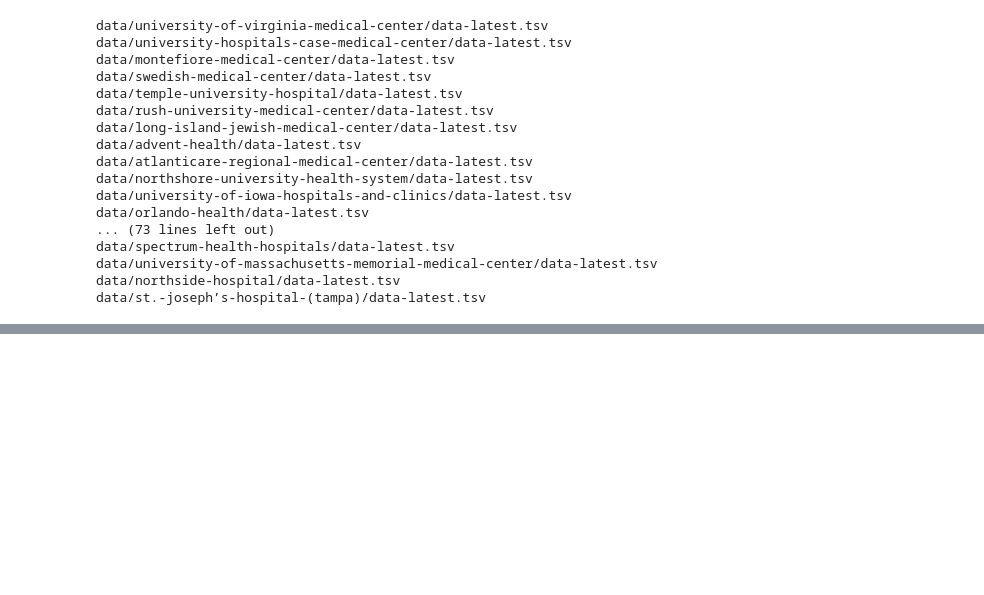
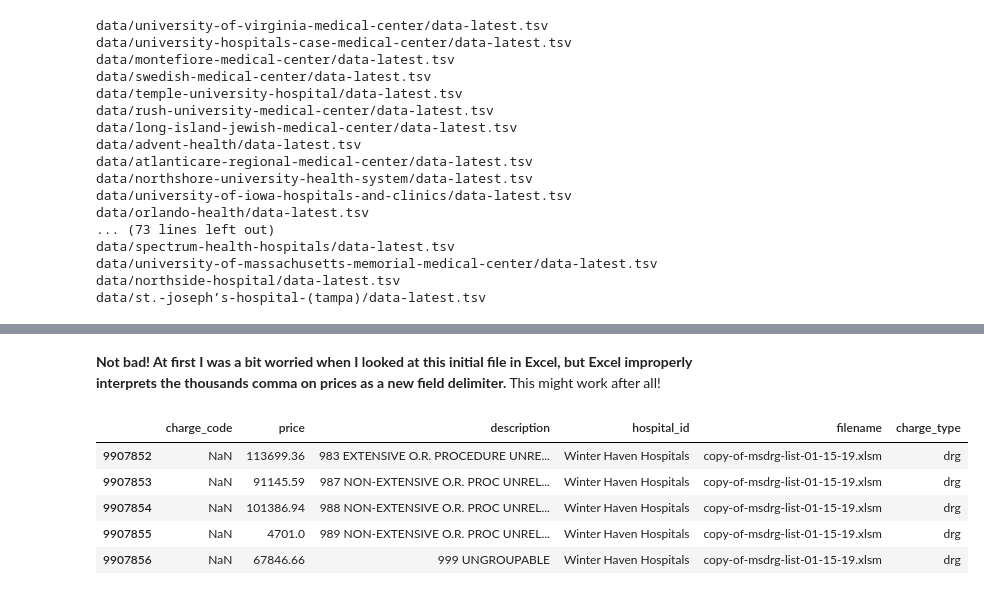
Before and after one commit to emigre459/hospital-chargemaster, a Jupyter notebook: Data_Exploration.ipynb, the cells around one changed output, grey strips where cells are left out. Saved outputs shown, nothing was run; the diff lists cells and outputs as text; code cells hidden in the pictures; blank space fills up the shorter version.

```diff
--- a/Data_Exploration.ipynb
+++ b/Data_Exploration.ipynb
@@ -257,0 +175,11 @@ Turns out the problem was using a raw string for the tab delimiter parameter. We
+# %% [markdown]
+**Not bad! At first I was a bit worried when I looked at this initial file in Excel, but Excel improperly interprets the thousands comma on prices as a new field delimiter.** This might work after all!
+# %%
+df.tail()
+# %% [output]
+|  | charge_code | price | description | hospital_id | filename | charge_type |
+| 9907852 | NaN | 113699.36 | 983 EXTENSIVE O.R. PROCEDURE UNRE... | Winter Haven Hospitals | copy-of-msdrg-list-01-15-19.xlsm | drg |
+| 9907853 | NaN | 91145.59 | 987 NON-EXTENSIVE O.R. PROC UNREL... | Winter Haven Hospitals | copy-of-msdrg-list-01-15-19.xlsm | drg |
+| 9907854 | NaN | 101386.94 | 988 NON-EXTENSIVE O.R. PROC UNREL... | Winter Haven Hospitals | copy-of-msdrg-list-01-15-19.xlsm | drg |
+| 9907855 | NaN | 4701.0 | 989 NON-EXTENSIVE O.R. PROC UNREL... | Winter Haven Hospitals | copy-of-msdrg-list-01-15-19.xlsm | drg |
+| 9907856 | NaN | 67846.66 | 999 UNGROUPABLE | Winter Haven Hospitals | copy-of-msdrg-list-01-15-19.xlsm | drg |
```
Also changed, not shown: parts of 15 cells of this notebook.
